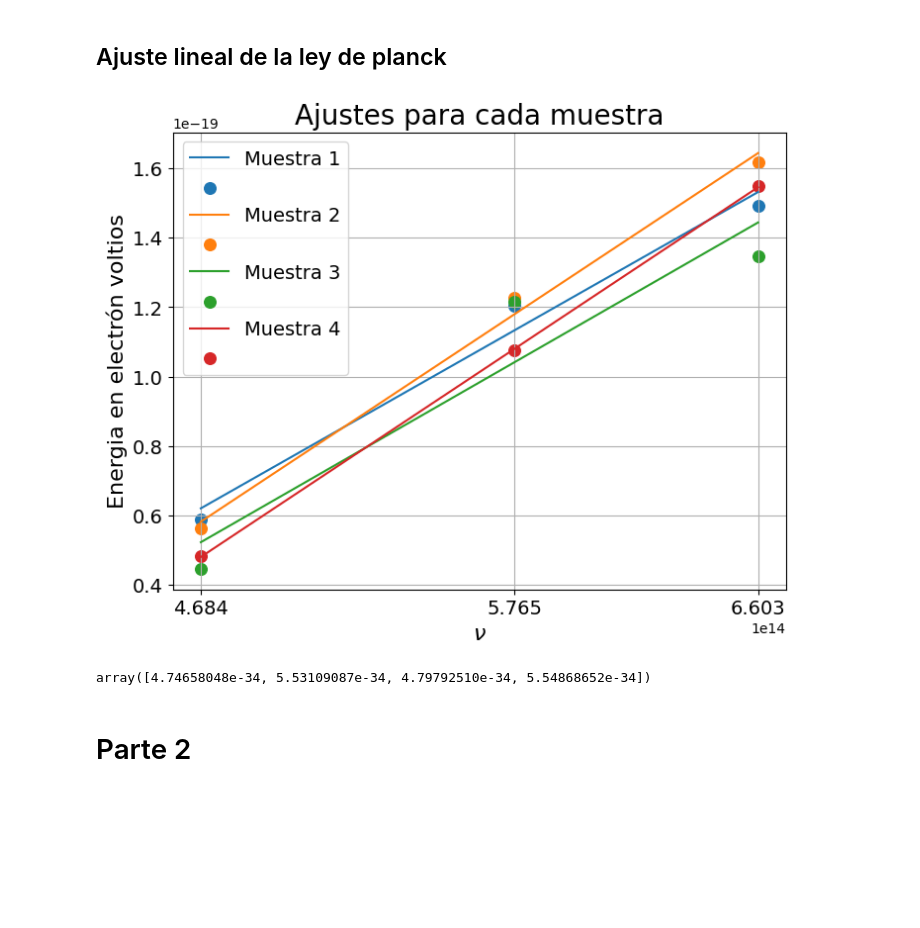
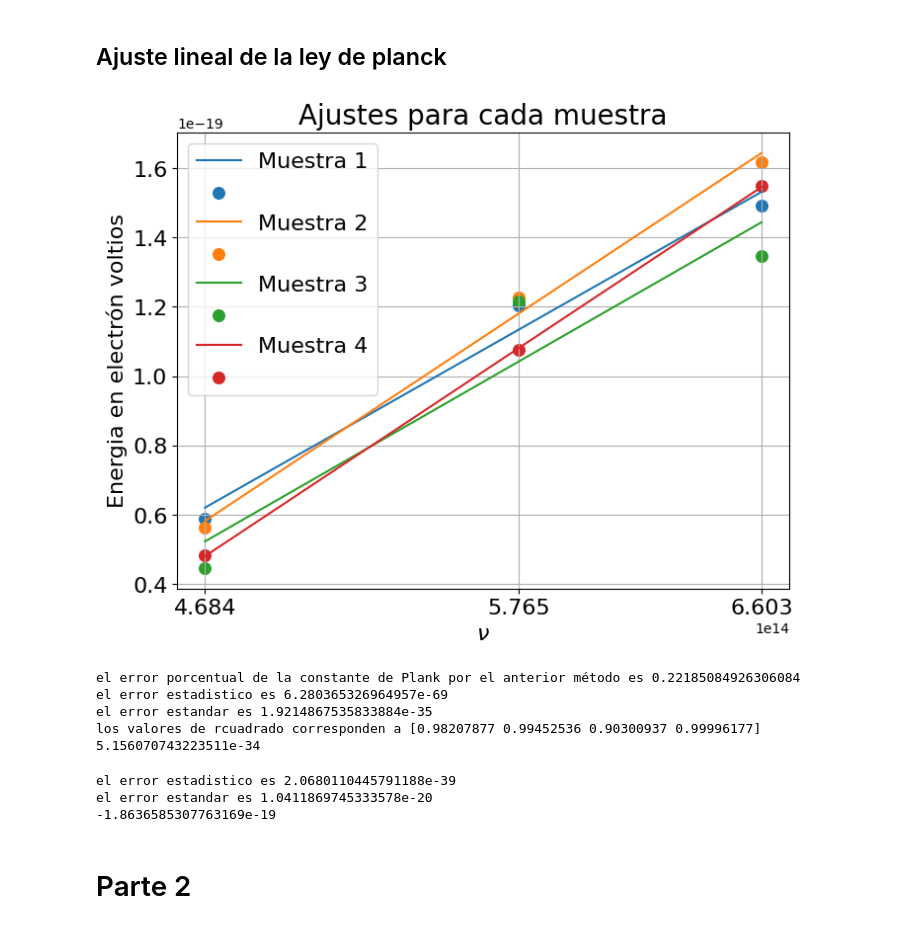
Before and after one commit to Jesus-Gamboa/Experimental_IV, a Jupyter notebook: Efecto_fotoeléctrico/Notebook.ipynb, the cells around one changed output. Saved outputs shown, nothing was run; the diff lists cells and outputs as text; code cells hidden in the pictures; blank space fills up the shorter version.

```diff
--- a/Efecto_fotoeléctrico/Notebook.ipynb
+++ b/Efecto_fotoeléctrico/Notebook.ipynb
@@ -19,0 +21,17 @@ c = 299792458
+# %%
+#defino la función para calcular el párametro R^2
+def r2 (L, y):
+    '''Esta funcion retorna los valores del parametro r cuadrado
+    para una funciion lineal ajuastada a unos datos y
+
+    Parametro:
+    L = array con los valores de el ajuste
+    y = array con los valores observados
+
+    Salida:
+    Valor del r cuadrado
+    '''
+
+    sres = sum(np.power(y- L, 2))
+    stot = sum(np.power(y -np.mean(y), 2))
+    return 1 - (sres / stot)
@@ -52,37 +77,71 @@ plt.grid()
 # %%
 # Realizamos ajuste lineal de los datos para cada caso
 a = np.zeros(4)
 b = np.zeros(4)
 cova = np.zeros(4)
 covb = np.zeros(4)
+r_2 = np.zeros(4)
 nu = c/l
 plt.figure(figsize = (8,6))
 plt.title('Ajustes para cada muestra', fontsize = 20)
 for i in range(4):
     y = data[i + 1 , 1:].astype(float)
     E = y*1.602e-22 #Energía en electron voltios
 
     par, cov = curve_fit(lineal,nu ,E )
     a[i] = par[0]
     b[i] = par[1]
-    cova = cov[0,0]
-    covb = cov[1,1]
+    cova[i] = cov[0,0]
+    covb[i] = cov[1,1]
+    Eaj = lineal(nu, a[i], b[i])
+    plt.plot(nu, Eaj,  label = f'Muestra {i +1}')
+    plt.scatter(nu,E,marker= 'o',s = 70, label = ' ')
+    r_2[i] = r2(Eaj, E)
 
-    plt.plot(nu, lineal(nu, a[i], b[i]),  label = f'Muestra {i +1}')
-    plt.scatter(nu,E,marker= 'o',s = 70, label = ' ')
-
-plt.legend(fontsize = 14)
-plt.xticks(nu, fontsize = 14)
-plt.yticks(fontsize = 14)
+plt.legend(fontsize = 16)
+plt.xticks(nu, fontsize = 16)
+plt.yticks(fontsize = 16)
 plt.xlabel('$\\nu$', fontsize = 16)
 plt.ylabel('Energia en electrón voltios', fontsize = 16)
+plt.savefig('Articulo/images/Ajustes_para_cada_muestra.jpg',
+            bbox_inches='tight',
+            dpi=300
+            )
 plt.grid()
 # %% [output]
-[figure, old version]
+[figure, new version]
 # %%
-a
+hexp = np.mean(a)
+ep = error_porcentual(h, hexp)
+ees =(1/4) * np.sqrt(np.sum(cova**2))
+est = np.std(a)/np.sqrt(len(a))
+
+print(f'el error porcentual de la constante de Plank por el anterior método es {ep} ')
+print(f'el error estadistico es {ees}')
+print(f'el error estandar es {est}')
+print(f'los valores de rcuadrado corresponden a {r_2}')
+print(hexp)
 # %% [output]
-array([4.74658048e-34, 5.53109087e-34, 4.79792510e-34, 5.54868652e-34])
+el error porcentual de la constante de Plank por el anterior método es 0.22185084926306084
+el error estadistico es 6.280365326964957e-69
+el error estandar es 1.9214867535833884e-35
+los valores de rcuadrado corresponden a [0.98207877 0.99452536 0.90300937 0.99996177]
+5.156070743223511e-34
+# %%
+fexp = np.mean(b)
+
+ees =(1/4) * np.sqrt(np.sum(covb**2))
+est = np.std(b)/np.sqrt(len(b))
+
+# print(f'el error porcentual de la constante de Plank por el anterior método es {ep} ')
+print(f'el error estadistico es {ees}')
+print(f'el error estandar es {est}')
+# print(f'los valores de rcuadrado corresponden a {r_2}')
+print(fexp)
+# %% [output]
+el error estadistico es 2.0680110445791188e-39
+el error estandar es 1.0411869745333578e-20
+-1.8636585307763169e-19
 # %% [markdown]
 # Parte 2
 # %% [markdown]
```
Also changed, not shown: parts of 4 cells of this notebook, 6 other files.
